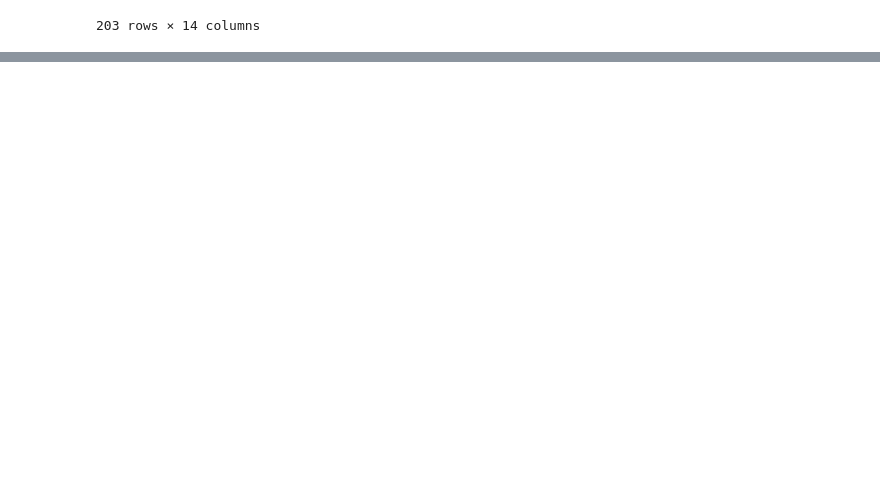
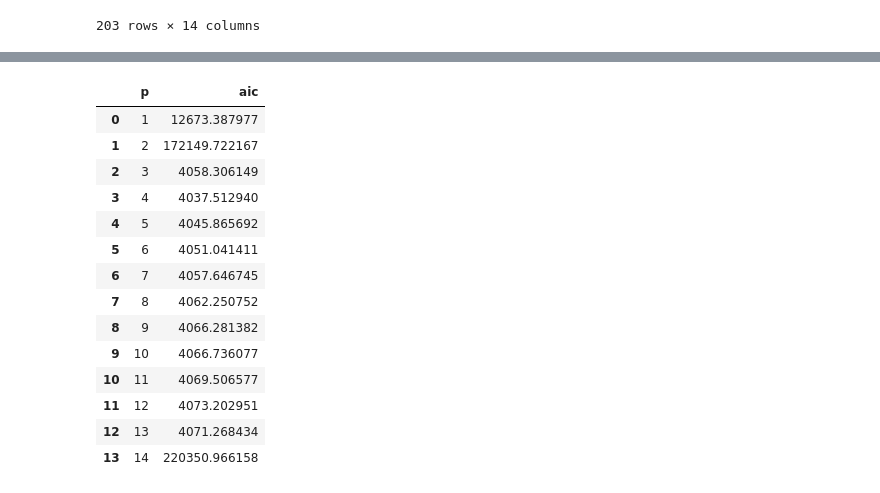
Before and after one commit to thiago2608santana/Analise_Series_Temporais, a Jupyter notebook: VAR.ipynb, the cells around one changed output, grey strips where cells are left out. Saved outputs shown, nothing was run; the diff lists cells and outputs as text; code cells hidden in the pictures; blank space fills up the shorter version.

Commit message:
Versão com resultados do modelo VAR

```diff
--- a/VAR.ipynb
+++ b/VAR.ipynb
@@ -40,0 +82,47 @@ macro_data = macro_data.data
+# %%
+def optimize_VAR(endog):
+
+  """
+  Returns a dataframe with parameters ans corresponding MSE
+
+  endog - observed time series
+  """
+
+  results = []
+
+  for i in tqdm_notebook(range(15)):
+
+    try:
+      model = VARMAX(endog, order=(i, 0)).fit(disp=False)
+    except:
+      continue
+
+    aic = model.aic
+
+    results.append([i, aic])
+
+  result_df = pd.DataFrame(results)
+  result_df.columns = ['p', 'aic']
+  result_df.sort_values(by='aic', ascending=True).reset_index(drop=True)
+
+  return result_df
+# %%
+endog = macro_data[['realgdp', 'realcons']]
+result_df = optimize_VAR(endog)
+result_df
+# %% [output]
+|  | p | aic |
+| 0 | 1 | 12673.387977 |
+| 1 | 2 | 172149.722167 |
+| 2 | 3 | 4058.306149 |
+| 3 | 4 | 4037.512940 |
+| 4 | 5 | 4045.865692 |
+| 5 | 6 | 4051.041411 |
+| 6 | 7 | 4057.646745 |
+| 7 | 8 | 4062.250752 |
+| 8 | 9 | 4066.281382 |
+| 9 | 10 | 4066.736077 |
+| 10 | 11 | 4069.506577 |
+| 11 | 12 | 4073.202951 |
+| 12 | 13 | 4071.268434 |
+| 13 | 14 | 220350.966158 |
```
Also changed, not shown: parts of 5 cells of this notebook.
